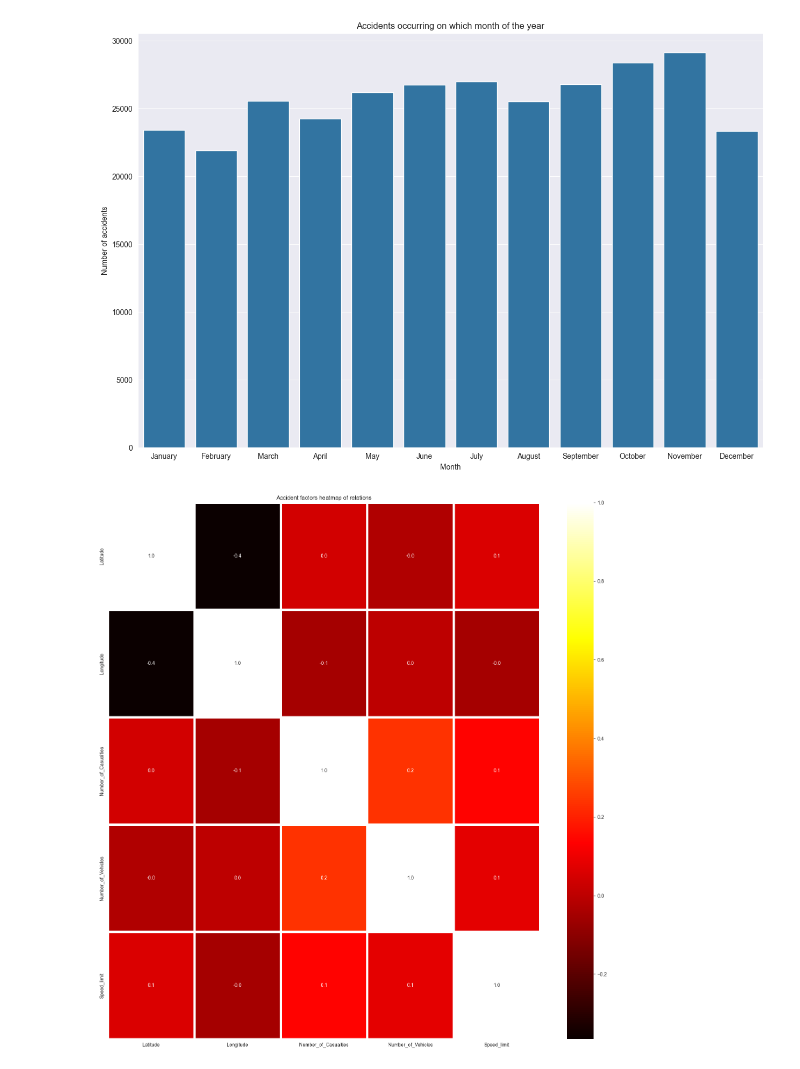
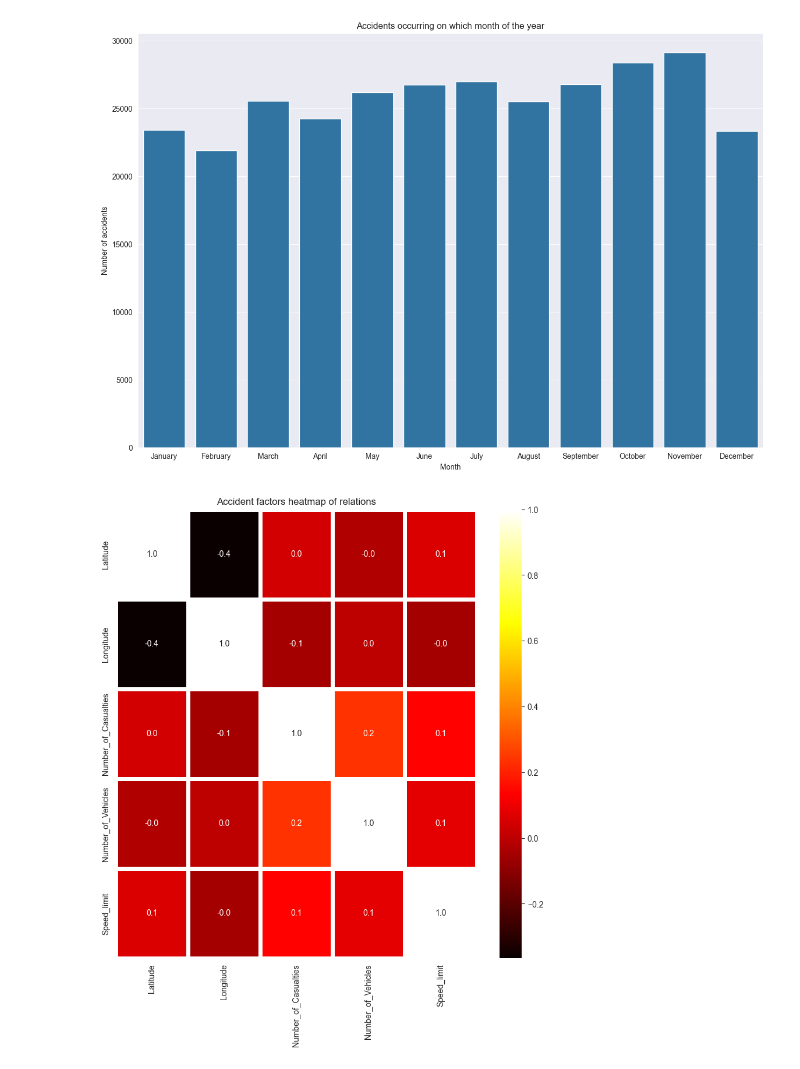
Before and after one commit to CodeStation5/Vehicle-Accident-ML, a Jupyter notebook: main.ipynb, the cells around one changed output. Drawn from its saved outputs; the diff is of its cells as text; code cells hidden in the pictures.

```diff
--- a/main.ipynb
+++ b/main.ipynb
@@ -74,10 +71,10 @@ plt.show()
 [figure]
 # %%
 # Heatmap of the factors involved in accidents and how they relate to each other
-plt.figure(figsize=(20, 20))
+plt.figure(figsize=(10, 10))
 heatmap = reader.corr(numeric_only=True)
 sns.heatmap(heatmap, cmap="hot", annot=True, fmt='.1f', linewidths=5)
 plt.title('Accident factors heatmap of relations')
 plt.show()
 # %% [output]
-[figure, old version]
+[figure, new version]
```
Also changed, not shown: parts of 2 cells of this notebook.
